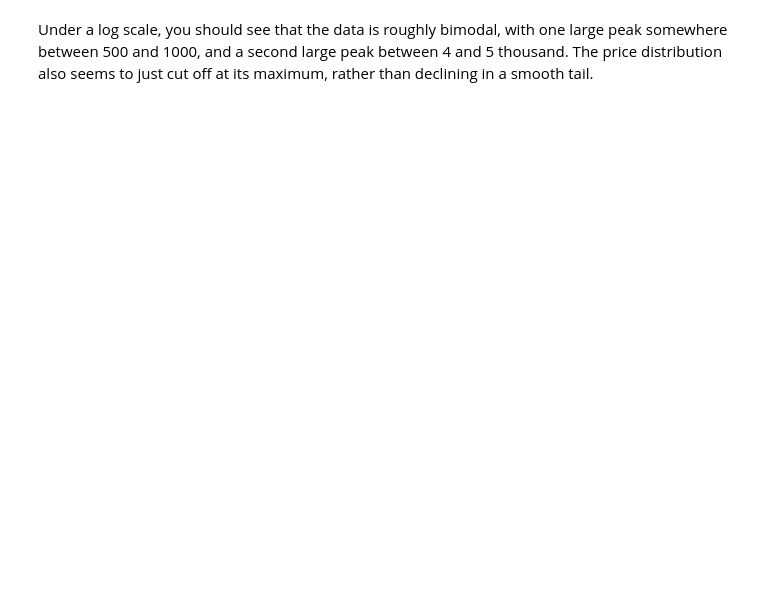
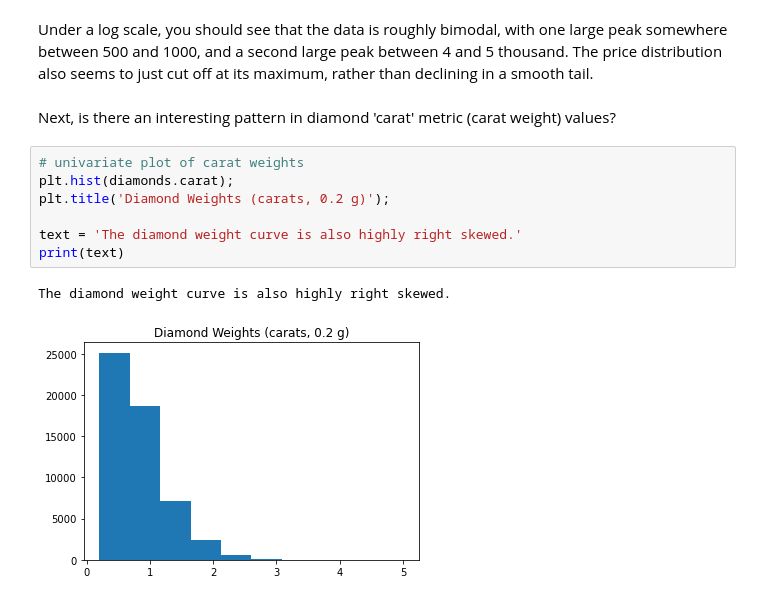
Before and after one commit to KarinWiberg/uc_dataanalyst_visualization_diamonds_case_study, a Jupyter notebook: diamonds-case-study.ipynb, the cells around one changed output. Saved outputs shown, nothing was run; the diff lists cells and outputs as text; blank space fills up the shorter version.

```diff
--- a/diamonds-case-study.ipynb
+++ b/diamonds-case-study.ipynb
@@ -122,2 +125,14 @@ Because of the highly skewed distribution, it is often preferable to use log-nor
 # %% [markdown]
 Under a log scale, you should see that the data is roughly bimodal, with one large peak somewhere between 500 and 1000, and a second large peak between 4 and 5 thousand. The price distribution also seems to just cut off at its maximum, rather than declining in a smooth tail.
+# %% [markdown]
+Next, is there an interesting pattern in diamond 'carat' metric (carat weight) values?
+# %%
+# univariate plot of carat weights
+plt.hist(diamonds.carat);
+plt.title('Diamond Weights (carats, 0.2 g)');
+
+text = 'The diamond weight curve is also highly right skewed.'
+print(text)
+# %% [output]
+The diamond weight curve is also highly right skewed.
+[figure, added]
```
Also changed, not shown: parts of 19 cells of this notebook.
